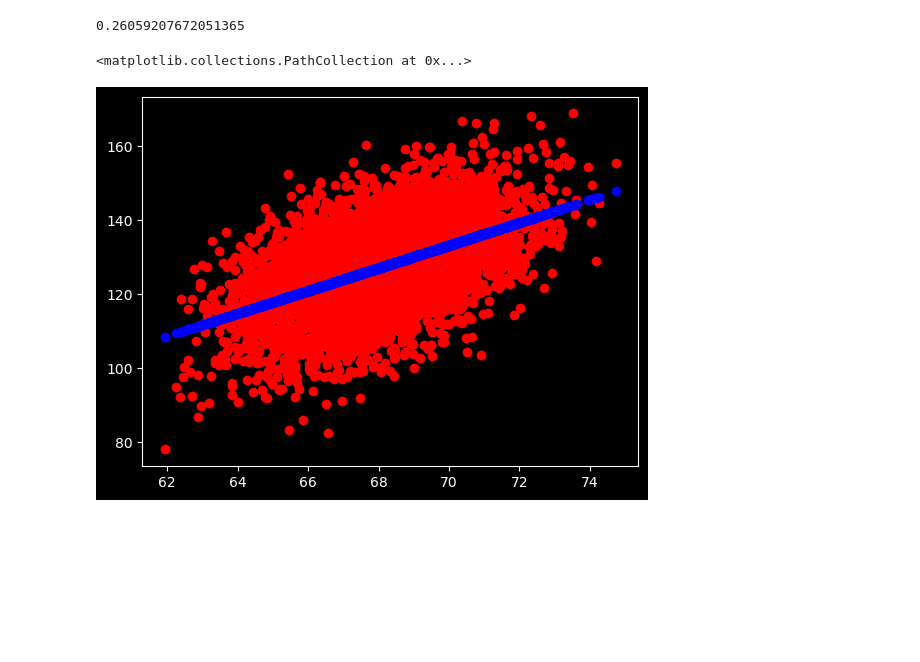
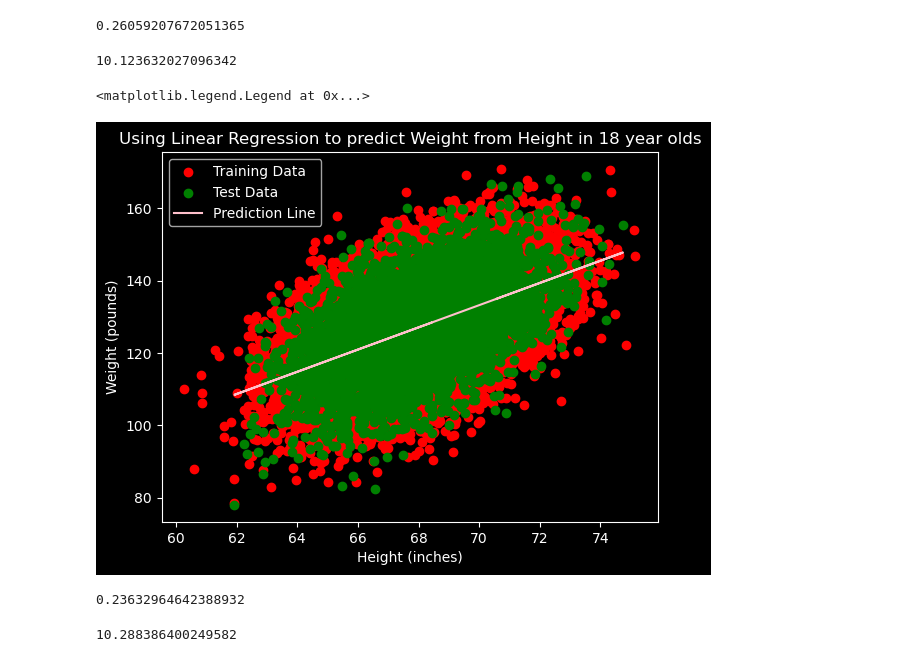
Before and after one commit to irvluc/DataScienceInfinity, a Jupyter notebook: Project 1 - Predicting Weight from Height for 18 year olds.ipynb, the cells around one changed output. Drawn from its saved outputs; the diff is of its cells as text; code cells hidden in the pictures; blank space fills up the shorter version.

Commit message:
Started notebook for predicting weight from height for linear regression

```diff
--- a/Project 1 - Predicting Weight from Height for 18 year olds.ipynb
+++ b/Project 1 - Predicting Weight from Height for 18 year olds.ipynb
@@ -149,12 +152,47 @@ y_pred = regressor.predict(X_test)
 r2_score(y_test, y_pred)
 # %% [output]
 0.26059207672051365
+# %%
+# Assess model accuracy
+root_mean_squared = np.sqrt(np.mean((y_test - y_pred) ** 2))
+root_mean_squared
+# %% [output]
+10.123632027096342
 # %%
 final_data = pd.merge(X_test, y_test, how = "inner", on = X_test.index)
 final_data.drop("key_0", axis = 1, inplace=True)
-# %%
-plt.scatter(final_data["Height(Inches)"], final_data["Weight(Pounds)"], color="red")
-plt.scatter(final_data["Height(Inches)"], y_pred, colo)
-# %% [output]
-<matplotlib.collections.PathCollection at 0x...>
-[figure, removed]
+# %%
+#plt.scatter(final_data["Height(Inches)"], final_data["Weight(Pounds)"], color="red", label = "Training Data")
+plt.scatter(X_train, y_train, color = "red", label = "Training Data")
+plt.scatter(X_test, y_test, color = "green", label = "Test Data")
+#plt.scatter(final_data["Height(Inches)"], y_pred, color = "blue", label = "Predictions")
+plt.plot(final_data["Height(Inches)"], y_pred, color="pink", label = "Prediction Line")
+plt.xlabel("Height (inches)")
+plt.ylabel("Weight (pounds)")
+plt.title("Using Linear Regression to predict Weight from Height in 18 year olds")
+plt.legend()
+# %% [output]
+<matplotlib.legend.Legend at 0x...>
+[figure, added]
+# %%
+# Instantiate our model object
+
+regressor = DecisionTreeRegressor(min_samples_leaf=2000)
+
+
+# Train our model
+
+regressor.fit(X_train, y_train)
+
+# Assess model accuracy
+
+y_pred = regressor.predict(X_test)
+r2_score(y_test, y_pred)
+# %% [output]
+0.23632964642388932
+# %%
+# Assess model accuracy
+root_mean_squared = np.sqrt(np.mean((y_test - y_pred) ** 2))
+root_mean_squared
+# %% [output]
+10.288386400249582
```
Also changed, not shown: parts of 6 cells of this notebook.
